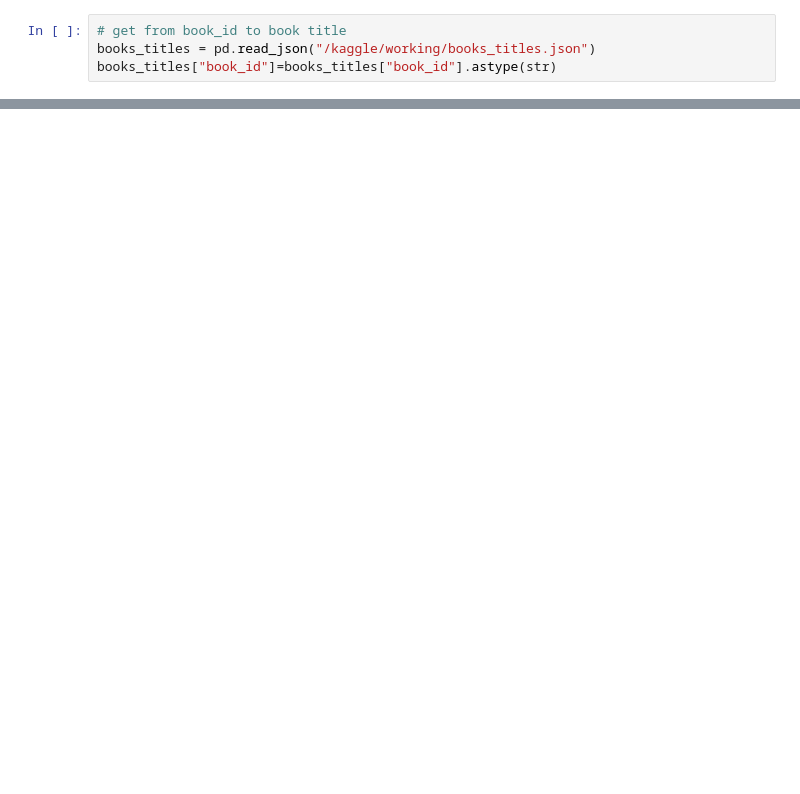
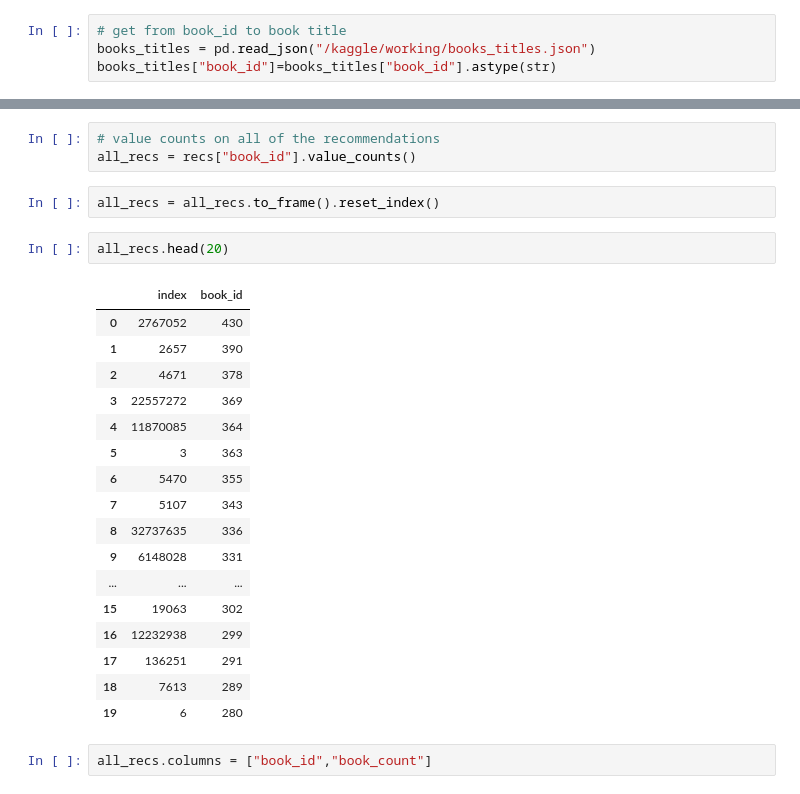
Before and after one commit to TROISTROIS/BOOK-RECOMMENDATION-SYSTEM, a Jupyter notebook: book-recommendation-system.ipynb, the cells around one changed output, grey strips where cells are left out. Saved outputs shown, nothing was run; the diff lists cells and outputs as text; blank space fills up the shorter version.

```diff
--- a/book-recommendation-system.ipynb
+++ b/book-recommendation-system.ipynb
@@ -402,0 +425,27 @@ books_titles.head()
+# %%
+# value counts on all of the recommendations
+all_recs = recs["book_id"].value_counts()
+# %%
+all_recs = all_recs.to_frame().reset_index()
+# %%
+all_recs.head(20)
+# %% [output]
+|  | index | book_id |
+| 0 | 2767052 | 430 |
+| 1 | 2657 | 390 |
+| 2 | 4671 | 378 |
+| 3 | 22557272 | 369 |
+| 4 | 11870085 | 364 |
+| 5 | 3 | 363 |
+| 6 | 5470 | 355 |
+| 7 | 5107 | 343 |
+| 8 | 32737635 | 336 |
+| 9 | 6148028 | 331 |
+| ... | ... | ... |
+| 15 | 19063 | 302 |
+| 16 | 12232938 | 299 |
+| 17 | 136251 | 291 |
+| 18 | 7613 | 289 |
+| 19 | 6 | 280 |
+# %%
+all_recs.columns = ["book_id","book_count"]
```
Also changed, not shown: parts of 12 cells of this notebook.
